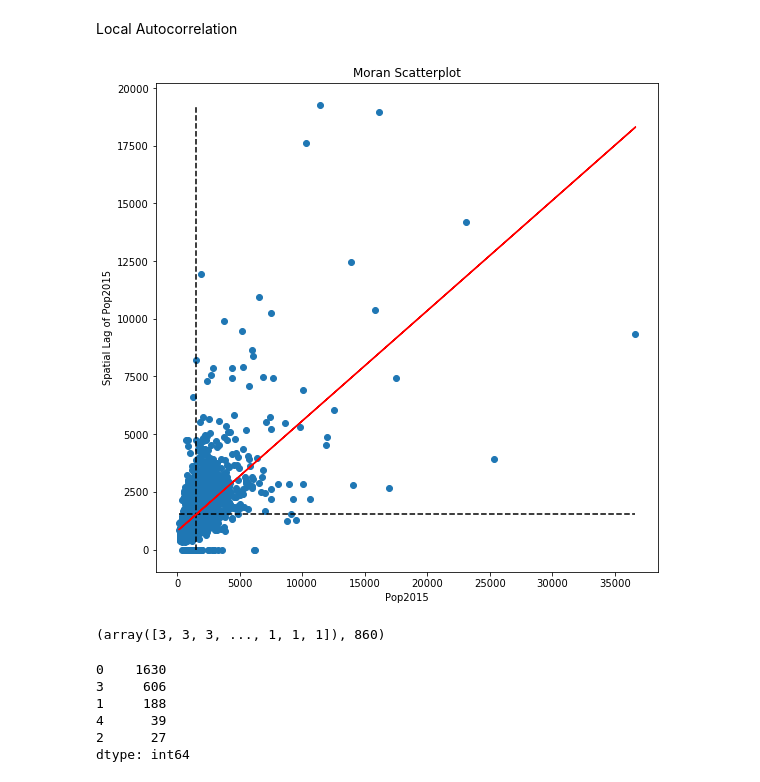
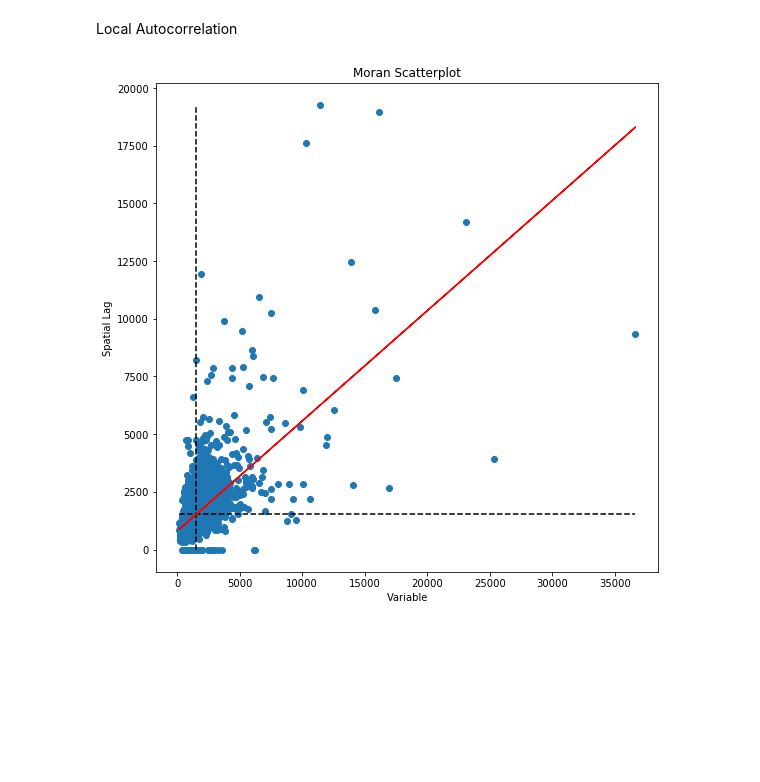
Before and after one commit to aldrinlambon/SAIV-BARMM, a Jupyter notebook: Spatial Analysis.ipynb, the cells around one changed output. Cells and saved outputs as stored; diff of their text form; code cells hidden in the pictures; blank space fills up the shorter version.

```diff
--- a/Spatial Analysis.ipynb
+++ b/Spatial Analysis.ipynb
@@ -11,6 +14,37 @@ np.random.seed(0)
 # %% [output]
 You can install them with  `pip install urbanaccess pandana` or `conda install -c udst pandana urbanaccess`
   "You need pandana and urbanaccess to work with segregation's network module\n"
+# %%
+def moran_scatterplot(y,lag_val):
+    b, a = np.polyfit(y, lag_val, 1)
+    f, ax = plt.subplots(1, figsize=(9, 9))
+    plt.scatter(y, lag_val)
+    plt.vlines(y.mean(), lag_val.min(), lag_val.max(), linestyle='--')
+    plt.hlines(lag_val.mean(), y.min(), y.max(), linestyle='--')
+    plt.plot(y, a + b*y, 'r')
+    plt.title('Moran Scatterplot')
+    plt.ylabel('Spatial Lag')
+    plt.xlabel('Variable')
+    plt.show()
+
+def calculate_cluster(y,wq,not_island):
+    li = esda.moran.Moran_Local(y, wq)
+    sig = 1 * (li.p_sim < 0.05) * not_island
+    hotspot = 1 * (sig * li.q==1)
+    coldspot = 3 * (sig * li.q==3)
+    lowoutlier = 2 * (sig * li.q==2)
+    highoutlier = 4 * (sig * li.q==4)
+    spots = hotspot + coldspot + lowoutlier + highoutlier
+    return spots
+
+def plot_cluster_map(df):
+    hmap = colors.ListedColormap([ 'lightgrey', 'red', 'lightblue', 'blue', 'pink'])
+    fig, ax = plt.subplots(1, figsize=(9, 9))
+    df.assign(cl=labels).plot(column='cl', categorical=True, \
+                              k=2, cmap=hmap, linewidth=0.1, ax=ax, \
+                              edgecolor='white',  legend=True,
+                              legend_kwds={'loc': 'lower right'})
+    plt.show()
 # %%
 pop_df = pd.read_excel('data/Population 2010, 2015 ARMM,BCT.xlsx',
                        usecols=['PSGC_BRGY','Pop2015'])
@@ -90,22 +129,8 @@ mi.I,mi.p_sim
 # %% [markdown]
 Local Autocorrelation
 # %%
+y = pop_gdf['Pop2015']
 lag_val = lps.weights.lag_spatial(wq, y)
+moran_scatterplot(y,lag_val)
+# %% [output]
+[figure, added]
-# %%
-b, a = np.polyfit(y, lag_val, 1)
-f, ax = plt.subplots(1, figsize=(9, 9))
-plt.scatter(y, lag_val)
-plt.vlines(y.mean(), lag_val.min(), lag_val.max(), linestyle='--')
-plt.hlines(lag_val.mean(), y.min(), y.max(), linestyle='--')
-plt.plot(y, a + b*y, 'r')
-plt.title('Moran Scatterplot')
-plt.ylabel('Spatial Lag of Pop2015')
-plt.xlabel('Pop2015')
-plt.show()
-# %% [output]
-[figure, removed]
-# %%
-li = esda.moran.Moran_Local(y, wq)
-li.q,(li.p_sim < 0.05).sum()
-# %% [output]
-(array([3, 3, 3, ..., 1, 1, 1]), 860)
@@ -119,10 +137 @@ spots = hotspot + coldspot + doughnut + diamond
-# %%
-pd.Series(spots).value_counts()
-# %% [output]
-0    1630
-3     606
-1     188
-4      39
-2      27
-dtype: int64
 # %%
```
Also changed, not shown: parts of 11 cells of this notebook.
